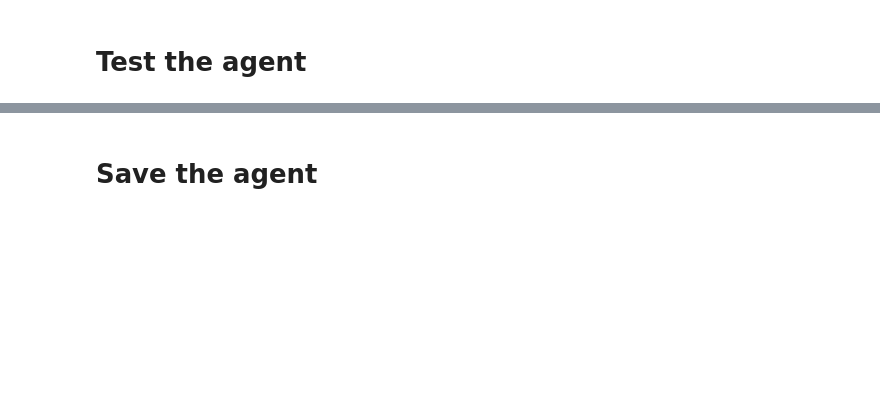
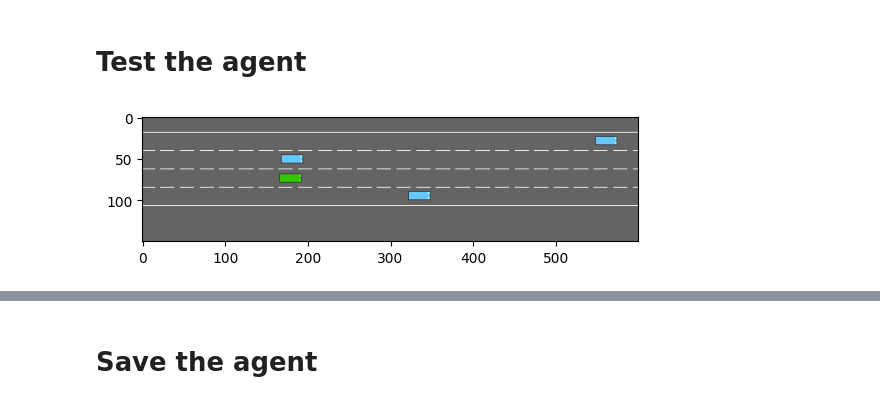
Before and after one commit to CM30359-Group-14/Group-Assignment, a Jupyter notebook: n_step_dqn/n_step_dqn.ipynb, the cells around one changed output, grey strips where cells are left out. Cells and saved outputs as stored; diff of their text form; code cells hidden in the pictures; blank space fills up the shorter version.

```diff
--- a/n_step_dqn/n_step_dqn.ipynb
+++ b/n_step_dqn/n_step_dqn.ipynb
@@ -225,7 +228,9 @@ agent.train(num_frames)
 # %% [markdown]
 # Test the agent
 # %%
-ep_lens, ep_rews = agent.test(1000, render=False, time_interval=0)
+ep_lens, ep_rews = agent.test(5, time_interval=0.1)
+# %% [output]
+[figure, added]
 # %%
 print("Mean Episode Length:", np.mean(ep_lens))
 print("Mean Score Per Episode:", np.mean(ep_rews))
```
Also changed, not shown: parts of 7 cells of this notebook, 15 other files.
